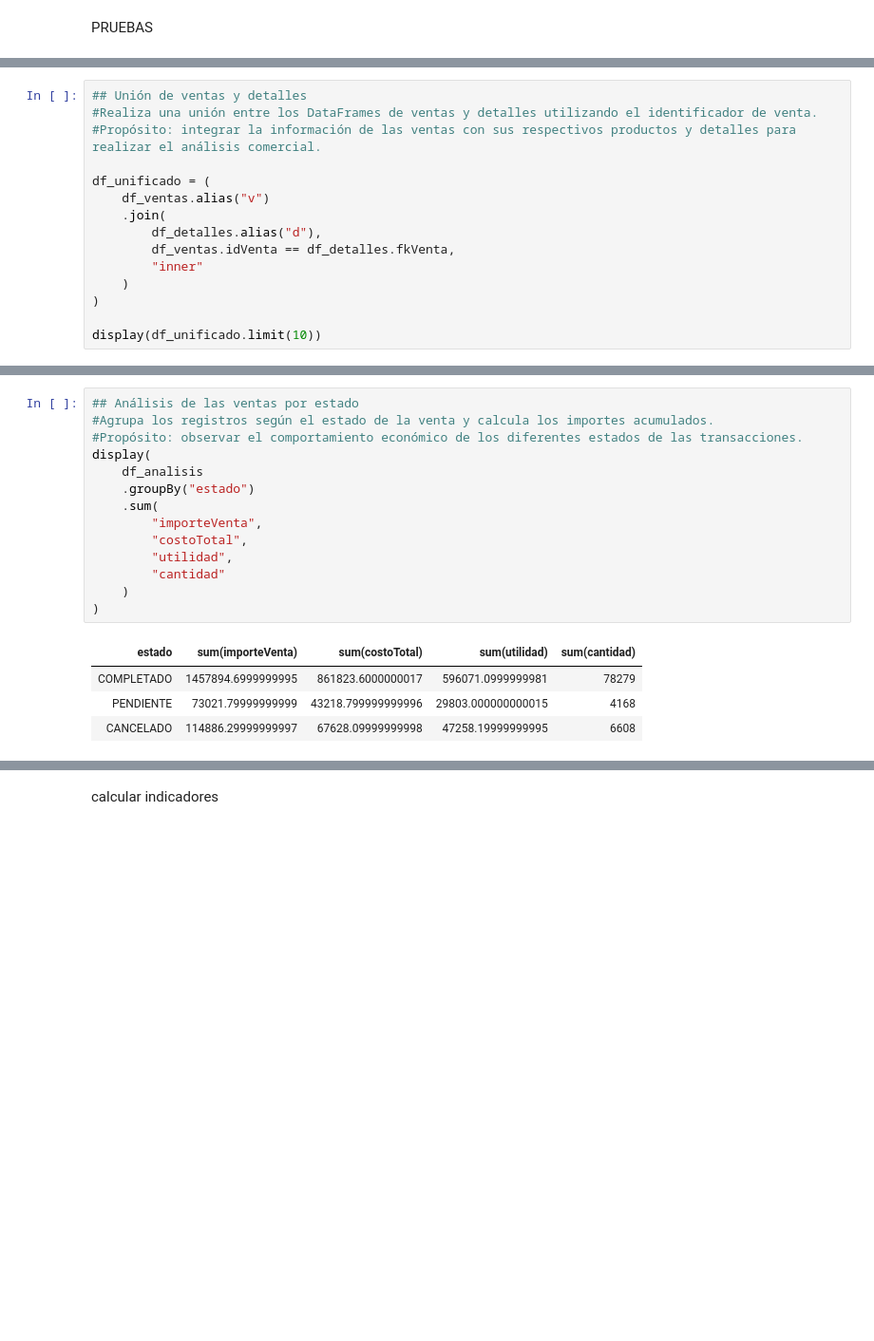
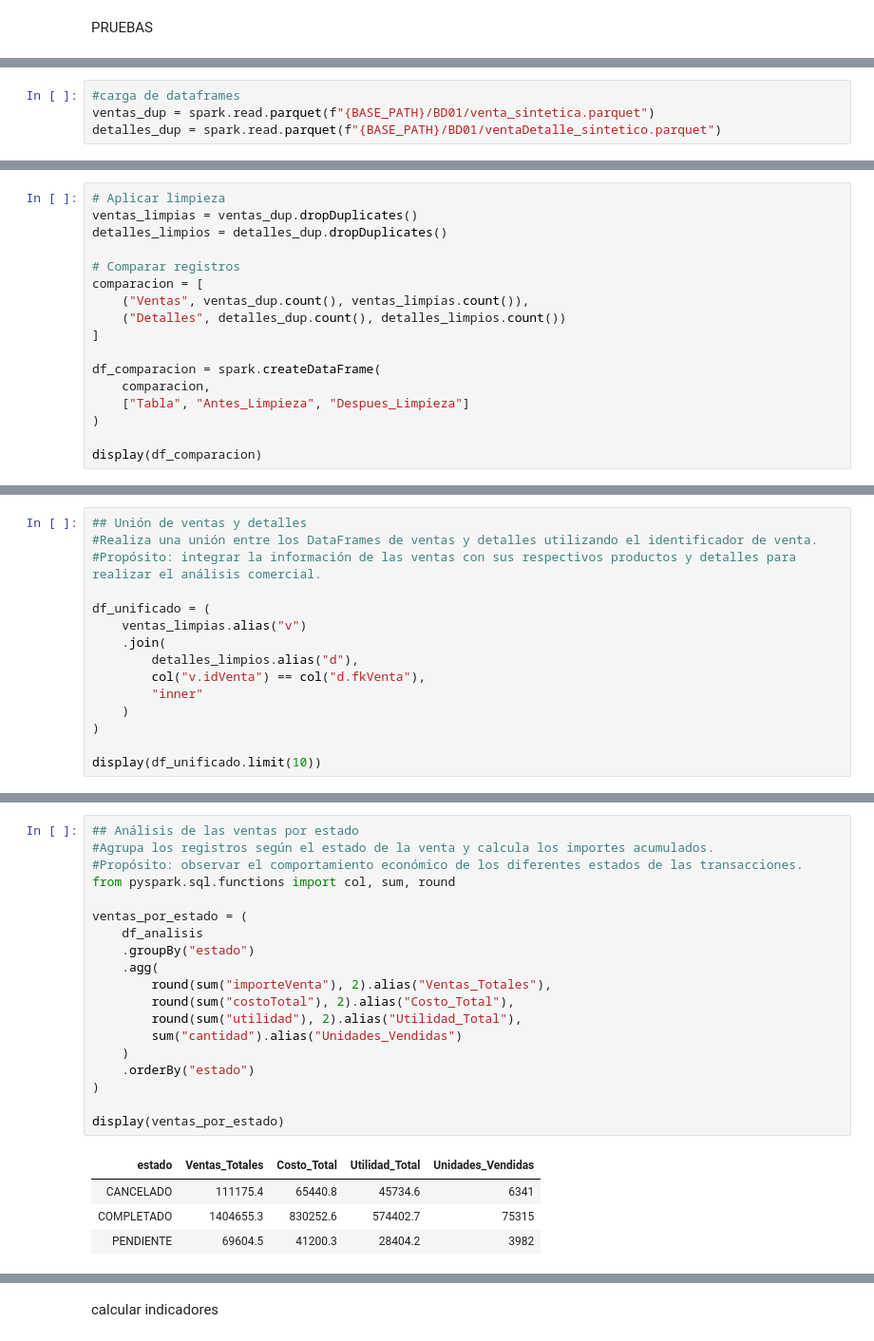
Before and after one commit to esmeraldalaupa/Proyecto_BI_BigData_Libreria, a Jupyter notebook: bigdata/Pruebas_Spark_Libreria.ipynb, the cells around one changed output, grey strips where cells are left out. Shown at 95% size. Drawn from its saved outputs; the diff is of its cells as text; blank space fills up the shorter version.

```diff
--- a/bigdata/Pruebas_Spark_Libreria.ipynb
+++ b/bigdata/Pruebas_Spark_Libreria.ipynb
@@ -243,0 +257,4 @@ display(
+# %%
+#carga de dataframes
+ventas_dup = spark.read.parquet(f"{BASE_PATH}/BD01/venta_sintetica.parquet")
+detalles_dup = spark.read.parquet(f"{BASE_PATH}/BD01/ventaDetalle_sintetico.parquet")
@@ -243,0 +320,17 @@ display(
+# %%
+# Aplicar limpieza
+ventas_limpias = ventas_dup.dropDuplicates()
+detalles_limpios = detalles_dup.dropDuplicates()
+
+# Comparar registros
+comparacion = [
+    ("Ventas", ventas_dup.count(), ventas_limpias.count()),
+    ("Detalles", detalles_dup.count(), detalles_limpios.count())
+]
+
+df_comparacion = spark.createDataFrame(
+    comparacion,
+    ["Tabla", "Antes_Limpieza", "Despues_Limpieza"]
+)
+
+display(df_comparacion)
@@ -247,10 +346,10 @@ display(
 #Propósito: integrar la información de las ventas con sus respectivos productos y detalles para realizar el análisis comercial.
 
 df_unificado = (
-    df_ventas.alias("v")
+    ventas_limpias.alias("v")
     .join(
-        df_detalles.alias("d"),
-        df_ventas.idVenta == df_detalles.fkVenta,
+        detalles_limpios.alias("d"),
+        col("v.idVenta") == col("d.fkVenta"),
         "inner"
     )
 )
@@ -320,19 +430,24 @@ display(df_completadas.agg(
 # %%
 ## Análisis de las ventas por estado
 #Agrupa los registros según el estado de la venta y calcula los importes acumulados.
 #Propósito: observar el comportamiento económico de los diferentes estados de las transacciones.
-display(
+from pyspark.sql.functions import col, sum, round
+
+ventas_por_estado = (
     df_analisis
     .groupBy("estado")
-    .sum(
-        "importeVenta",
-        "costoTotal",
-        "utilidad",
-        "cantidad"
+    .agg(
+        round(sum("importeVenta"), 2).alias("Ventas_Totales"),
+        round(sum("costoTotal"), 2).alias("Costo_Total"),
+        round(sum("utilidad"), 2).alias("Utilidad_Total"),
+        sum("cantidad").alias("Unidades_Vendidas")
     )
+    .orderBy("estado")
 )
+
+display(ventas_por_estado)
 # %% [output]
-| estado | sum(importeVenta) | sum(costoTotal) | sum(utilidad) | sum(cantidad) |
-| COMPLETADO | 1457894.6999999995 | 861823.6000000017 | 596071.0999999981 | 78279 |
-| PENDIENTE | 73021.79999999999 | 43218.799999999996 | 29803.000000000015 | 4168 |
-| CANCELADO | 114886.29999999997 | 67628.09999999998 | 47258.19999999995 | 6608 |
+| estado | Ventas_Totales | Costo_Total | Utilidad_Total | Unidades_Vendidas |
+| CANCELADO | 111175.4 | 65440.8 | 45734.6 | 6341 |
+| COMPLETADO | 1404655.3 | 830252.6 | 574402.7 | 75315 |
+| PENDIENTE | 69604.5 | 41200.3 | 28404.2 | 3982 |
```
Also changed, not shown: parts of 29 cells of this notebook.
